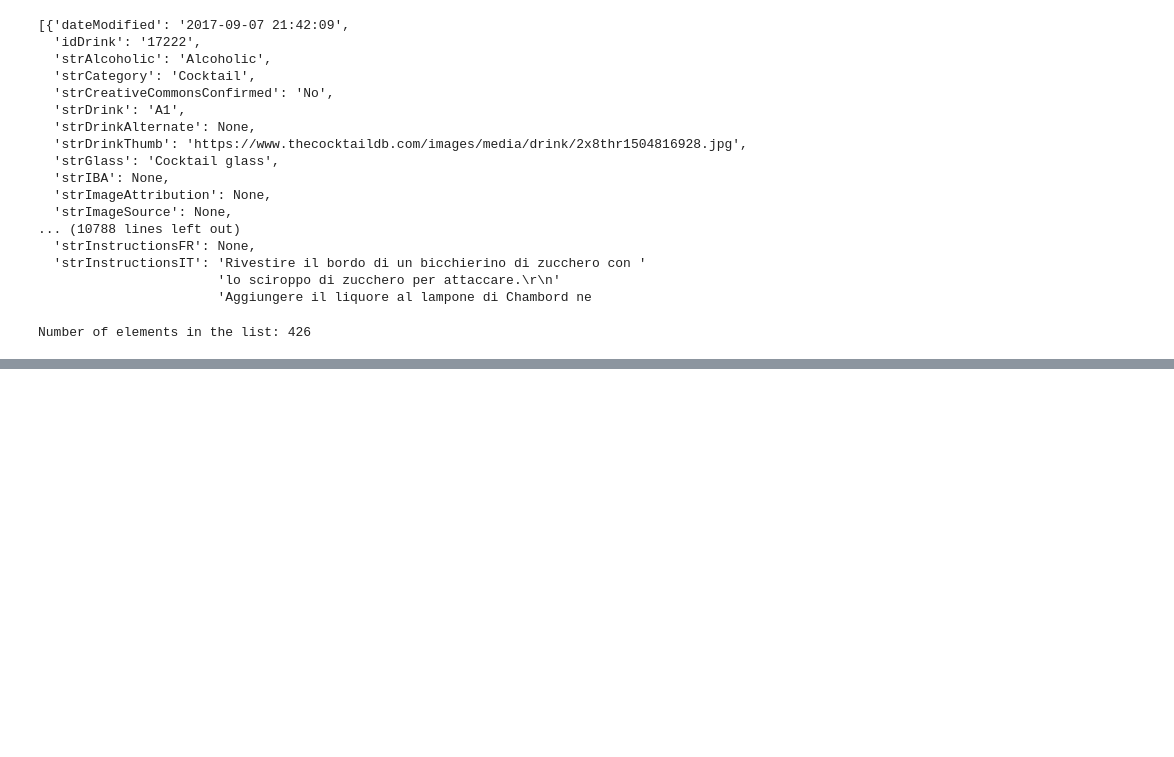
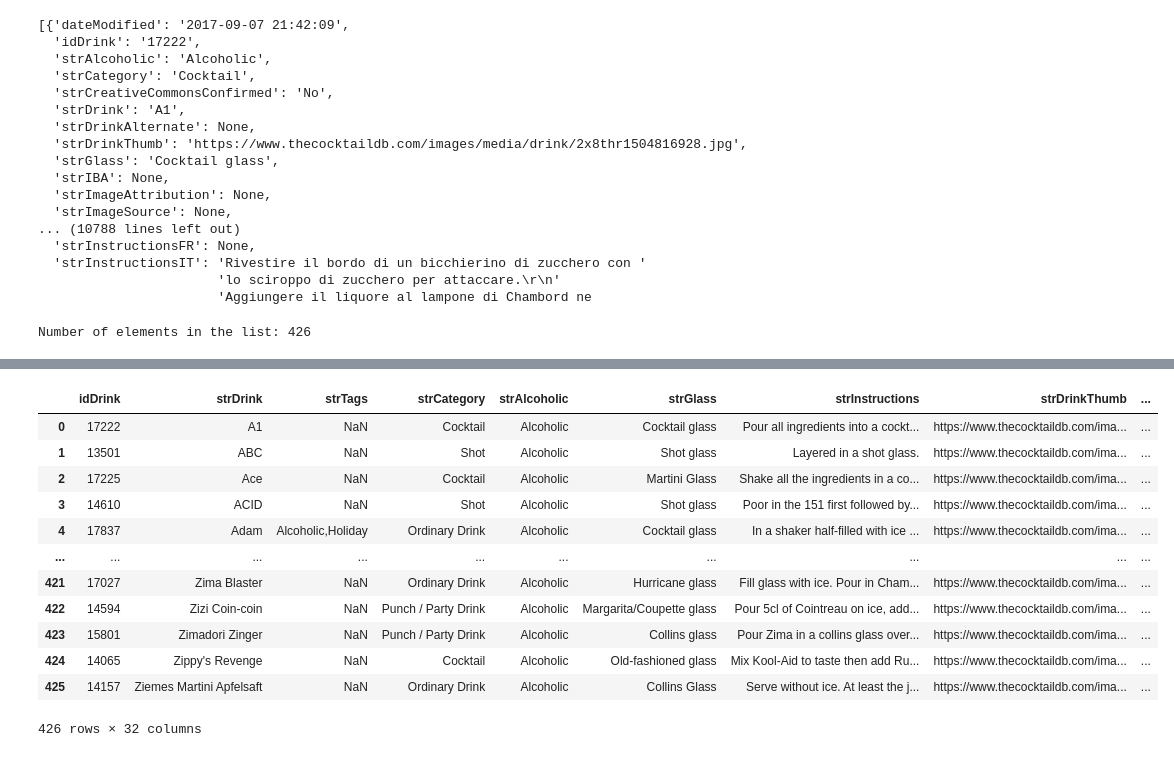
Before and after one commit to UTA-Class-Group-Projects/project_3, a Jupyter notebook: Project_3_Cocktail_API_Python_Script.ipynb, the cells around one changed output, grey strips where cells are left out. Drawn from its saved outputs; the diff is of its cells as text; code cells hidden in the pictures; blank space fills up the shorter version.

```diff
--- a/Project_3_Cocktail_API_Python_Script.ipynb
+++ b/Project_3_Cocktail_API_Python_Script.ipynb
@@ -91,0 +160,41 @@ AttributeError: 'list' object has no attribute 'keys'
+# %%
+# First stage of dataframe cleanup - column drop
+
+# add columns we want to drop to a list
+columns_to_drop =  ['strDrinkAlternate',
+             'strVideo',
+             'strIBA',
+             'strInstructionsES',
+             'strInstructionsDE',
+             'strInstructionsFR',
+             'strInstructionsIT',
+             'strInstructionsZH-HANS',
+             'strInstructionsZH-HANT',
+             'strIngredient12',
+             'strIngredient13',
+             'strIngredient14',
+             'strIngredient15',
+             'strMeasure12',
+             'strMeasure13',
+             'strMeasure14',
+             'strMeasure15',
+             'strImageSource',
+             'strImageAttribution']
+
+cocktails_df.drop(columns=columns_to_drop, inplace=True)
+# %%
+cocktails_df
+# %% [output]
+|  | idDrink | strDrink | strTags | strCategory | strAlcoholic | strGlass | strInstructions | strDrinkThumb | ... |
+| 0 | 17222 | A1 | NaN | Cocktail | Alcoholic | Cocktail glass | Pour all ingredients into a cockt... | https://www.thecocktaildb.com/ima... | ... |
+| 1 | 13501 | ABC | NaN | Shot | Alcoholic | Shot glass | Layered in a shot glass. | https://www.thecocktaildb.com/ima... | ... |
+| 2 | 17225 | Ace | NaN | Cocktail | Alcoholic | Martini Glass | Shake all the ingredients in a co... | https://www.thecocktaildb.com/ima... | ... |
+| 3 | 14610 | ACID | NaN | Shot | Alcoholic | Shot glass | Poor in the 151 first followed by... | https://www.thecocktaildb.com/ima... | ... |
+| 4 | 17837 | Adam | Alcoholic,Holiday | Ordinary Drink | Alcoholic | Cocktail glass | In a shaker half-filled with ice ... | https://www.thecocktaildb.com/ima... | ... |
+| ... | ... | ... | ... | ... | ... | ... | ... | ... | ... |
+| 421 | 17027 | Zima Blaster | NaN | Ordinary Drink | Alcoholic | Hurricane glass | Fill glass with ice. Pour in Cham... | https://www.thecocktaildb.com/ima... | ... |
+| 422 | 14594 | Zizi Coin-coin | NaN | Punch / Party Drink | Alcoholic | Margarita/Coupette glass | Pour 5cl of Cointreau on ice, add... | https://www.thecocktaildb.com/ima... | ... |
+| 423 | 15801 | Zimadori Zinger | NaN | Punch / Party Drink | Alcoholic | Collins glass | Pour Zima in a collins glass over... | https://www.thecocktaildb.com/ima... | ... |
+| 424 | 14065 | Zippy's Revenge | NaN | Cocktail | Alcoholic | Old-fashioned glass | Mix Kool-Aid to taste then add Ru... | https://www.thecocktaildb.com/ima... | ... |
+| 425 | 14157 | Ziemes Martini Apfelsaft | NaN | Ordinary Drink | Alcoholic | Collins Glass | Serve without ice. At least the j... | https://www.thecocktaildb.com/ima... | ... |
+426 rows × 32 columns
```
Also changed, not shown: parts of 5 cells of this notebook, 3 other files.
